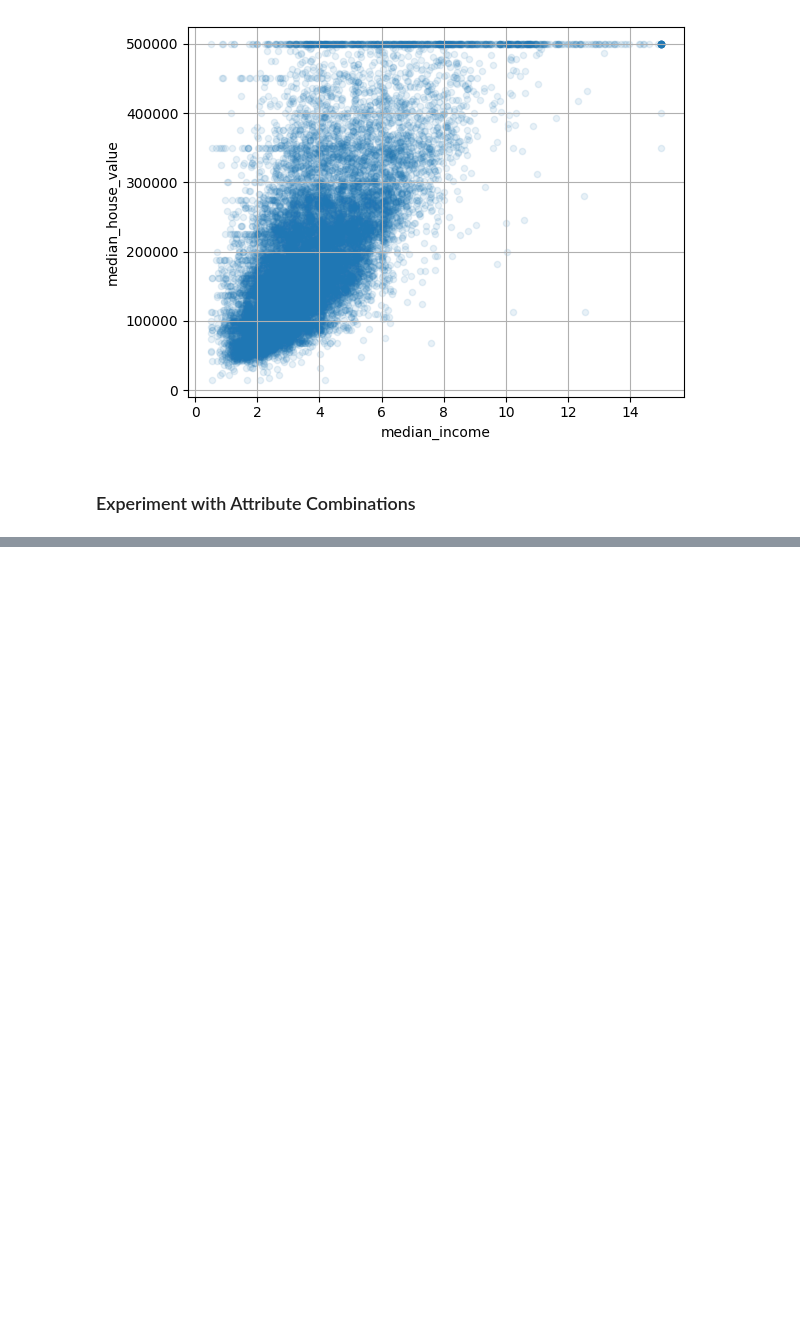
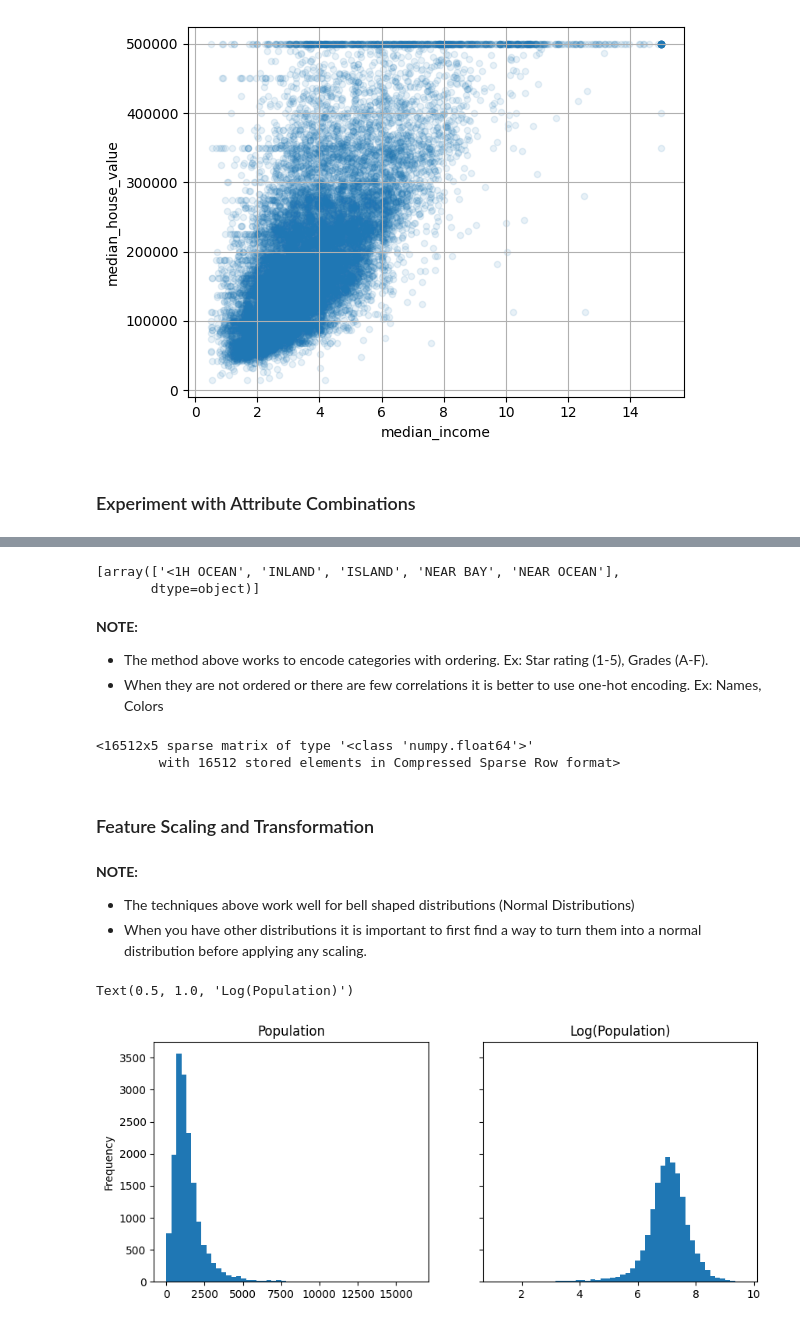
Before and after one commit to william-barros-costa/hands_on_machine_learning, a Jupyter notebook: 1_fundamentals_of_machine_learning/chapter2.ipynb, the cells around one changed output, grey strips where cells are left out. Saved outputs shown, nothing was run; the diff lists cells and outputs as text; code cells hidden in the pictures; blank space fills up the shorter version.

```diff
--- a/1_fundamentals_of_machine_learning/chapter2.ipynb
+++ b/1_fundamentals_of_machine_learning/chapter2.ipynb
@@ -317,0 +394,20 @@ Name: median_house_value, dtype: float64
+# %%
+ordinalEncoder.categories_
+# %% [output]
+[array(['<1H OCEAN', 'INLAND', 'ISLAND', 'NEAR BAY', 'NEAR OCEAN'],
+       dtype=object)]
+# %% [markdown]
+**NOTE:**
+- The method above works to encode categories with ordering. Ex: Star rating (1-5), Grades (A-F).
+- When they are not ordered or there are few correlations it is better to use one-hot encoding. Ex: Names, Colors
+# %%
+from sklearn.preprocessing import OneHotEncoder
+
+cat_encoder = OneHotEncoder()
+housing_cat_1hot = cat_encoder.fit_transform(housing_cat)
+housing_cat_1hot
+# %% [output]
+<16512x5 sparse matrix of type '<class 'numpy.float64'>'
+        with 16512 stored elements in Compressed Sparse Row format>
+# %% [markdown]
+### Feature Scaling and Transformation
@@ -317,0 +424,15 @@ Name: median_house_value, dtype: float64
+# %% [markdown]
+**NOTE:**
+- The techniques above work well for bell shaped distributions (Normal Distributions)
+- When you have other distributions it is important to first find a way to turn them into a normal distribution before applying any scaling.
+# %%
+# Unimodal Distributions
+figure, (ax0, ax1) = plt.subplots(1,2, figsize=(10, 4), sharey=True)
+housing['population'].plot.hist(bins=50, ax=ax0)
+housing['population'].apply(lambda x: np.log(x)).plot.hist(bins=50, ax=ax1)
+
+ax0.set_title('Population')
+ax1.set_title('Log(Population)')
+# %% [output]
+Text(0.5, 1.0, 'Log(Population)')
+[figure, added]
```
Also changed, not shown: parts of 29 cells of this notebook.
